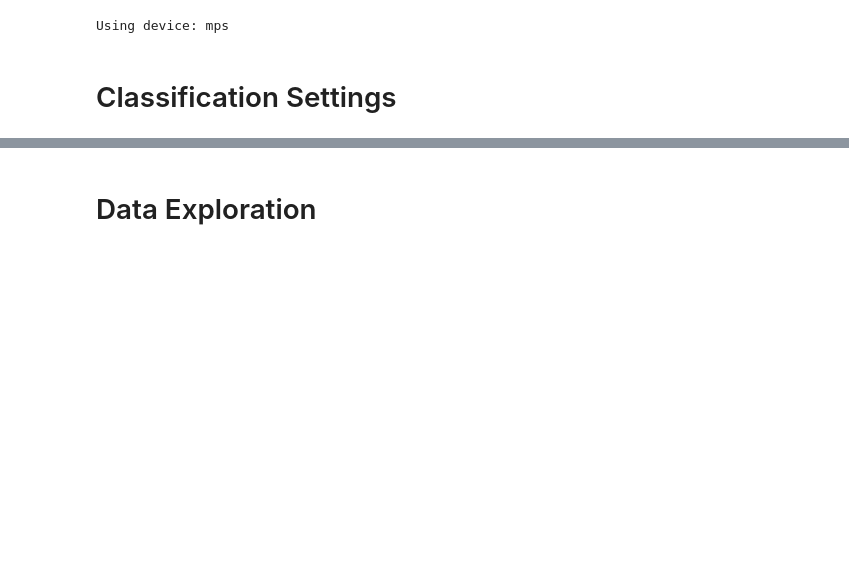
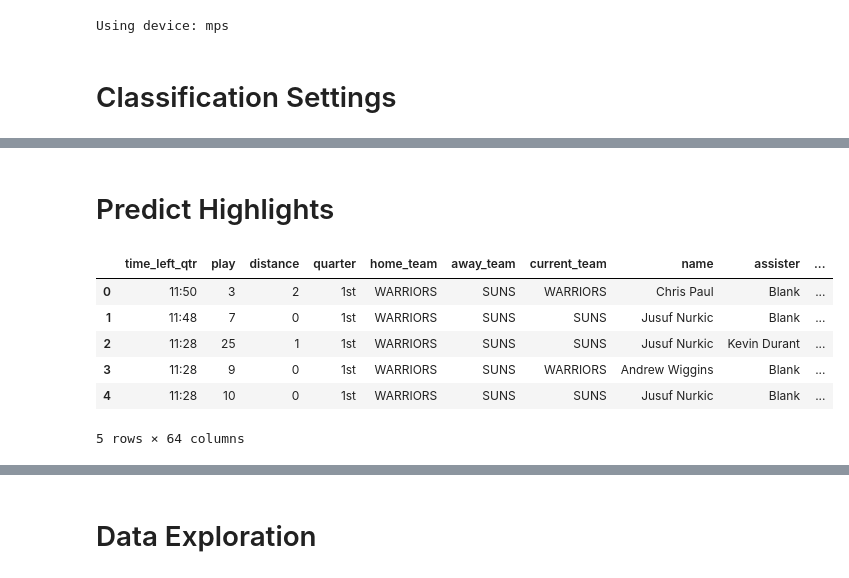
Before and after one commit to galishai/AI_PROJECT_SPORTS_HIGHLIGHTS, a Jupyter notebook: Learning/full game highlight classification/game_classifier_naive.ipynb, the cells around one changed output, grey strips where cells are left out. Cells and saved outputs as stored; diff of their text form; code cells hidden in the pictures; blank space fills up the shorter version.

Commit message:
latest classifier pipeline: game_classifier_naive.ipynb

```diff
--- a/Learning/full game highlight classification/game_classifier_naive.ipynb
+++ b/Learning/full game highlight classification/game_classifier_naive.ipynb
@@ -198,0 +170,13 @@ unaltered_df_test.to_csv("/Users/galishai/PycharmProjects/AI_PROJECT_SPORTS_HIGH
+# %%
+'''
+unaltered_df_test.head()
+
+logits = model(X_test).detach().cpu().numpy().squeeze()
+unaltered_df_test.loc[:, 'logits'] = logits
+unaltered_df_test'''
+
+#unaltered_df_test.loc[:,'y_truth'] = y_test.detach().cpu().numpy()
+#print(unaltered_df_test.head())
+
+#unaltered_df_test.head()
+#unaltered_df_test['y_truth'] = y_test.detach().cpu().numpy()
@@ -198,0 +185,25 @@ unaltered_df_test.to_csv("/Users/galishai/PycharmProjects/AI_PROJECT_SPORTS_HIGH
+# %% [markdown]
+# Predict Highlights
+# %%
+pred_accuracies = []
+all_preds = []
+all_labels = []
+unaltered_df_test['time_left_qtr_sec'] = altered_df_test['time_left_qtr']
+unaltered_df_test['game_id'] = altered_df_test['game_id']
+
+df_interval_weights = pd.read_csv(interval_weights_path)
+df_interval_weights.columns = df_interval_weights.columns.str.strip().str.replace('"', '')
+
+df_interval_weights['start'] = df_interval_weights['time_left_qtr'].str.extract(r'\((\d+),')[0].astype(int)
+df_interval_weights['end'] = df_interval_weights['time_left_qtr'].str.extract(r', (\d+)\]')[0].astype(int)
+df_interval_weights['num_highlights_per_game'] = df_interval_weights['num_highlights_per_game'].astype(float)
+
+unaltered_df_test.head()
+# %% [output]
+|  | time_left_qtr | play | distance | quarter | home_team | away_team | current_team | name | assister | ... |
+| 0 | 11:50 | 3 | 2 | 1st | WARRIORS | SUNS | WARRIORS | Chris Paul | Blank | ... |
+| 1 | 11:48 | 7 | 0 | 1st | WARRIORS | SUNS | SUNS | Jusuf Nurkic | Blank | ... |
+| 2 | 11:28 | 25 | 1 | 1st | WARRIORS | SUNS | SUNS | Jusuf Nurkic | Kevin Durant | ... |
+| 3 | 11:28 | 9 | 0 | 1st | WARRIORS | SUNS | WARRIORS | Andrew Wiggins | Blank | ... |
+| 4 | 11:28 | 10 | 0 | 1st | WARRIORS | SUNS | SUNS | Jusuf Nurkic | Blank | ... |
+5 rows × 64 columns
```
Also changed, not shown: parts of 64 cells of this notebook, 25 other files.
